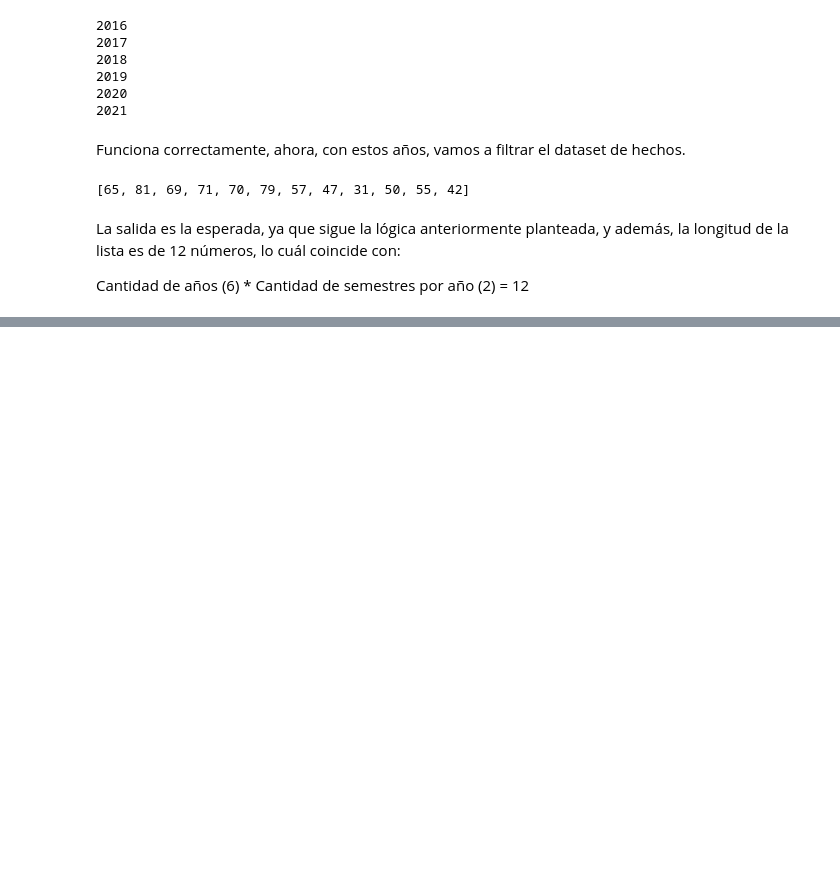
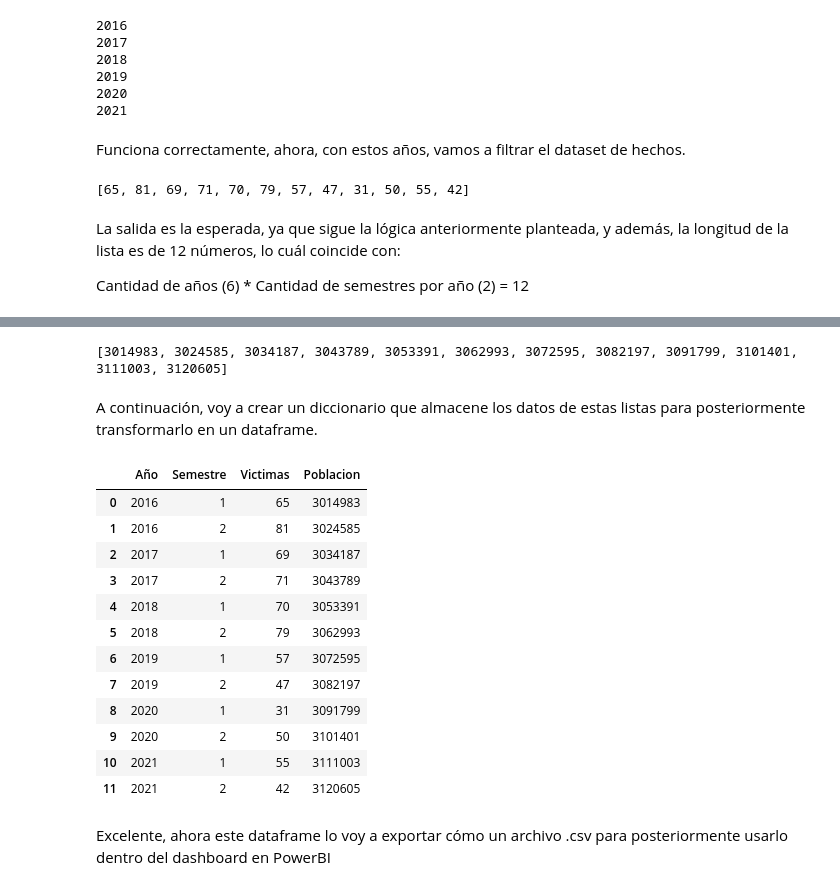
Before and after one commit to Tagliaferro22/siniestros-viales, a Jupyter notebook: KPI/KPI_1.ipynb, the cells around one changed output, grey strips where cells are left out. Saved outputs shown, nothing was run; the diff lists cells and outputs as text; code cells hidden in the pictures; blank space fills up the shorter version.

Commit message:
Desarrollo tabla primer KPI

```diff
--- a/KPI/KPI_1.ipynb
+++ b/KPI/KPI_1.ipynb
@@ -158,0 +179,4 @@ Cantidad de años (6) * Cantidad de semestres por año (2) = 12
+# %%
+# Para conocer, en promedio, y de forma muy aproximada (es importante aclarar esto, porque el calculo que estoy haciendo es líneal, mientras que la gráfica del crecimiento poblacional no tiene una forma lineal) cuánto creció la población por semestre, divido entre dos y me quedo sólo con la parte entera.
+crecimiento_semestral_promedio = crecimiento_anual_promedio // 2
+print(f"El crecimiento poblacional promedio por semestre fue de {crecimiento_semestral_promedio} habitantes")
@@ -158,0 +187,3 @@ Cantidad de años (6) * Cantidad de semestres por año (2) = 12
+# %%
+poblacion_caba_2016 = poblacion_caba_2010 + (crecimiento_anual_promedio * 6)
+print(f"La población de CABA al inicio de 2016 era de {poblacion_caba_2016} habitantes")
@@ -158,0 +194,10 @@ Cantidad de años (6) * Cantidad de semestres por año (2) = 12
+# %%
+# Creo una lista que va a almacenar las poblaciones, originalmente sólo va a tener la poblacion de CABA al inicio de 2016 previamente determinada
+lista_con_poblaciones = [poblacion_caba_2016]
+for semestre in range(12): # En cada una de las 6 iteraciones:
+    poblacion_primer_semestre = lista_con_poblaciones[-1] + crecimiento_semestral_promedio # Se calcula la población del primer semestre
+    lista_con_poblaciones.append(poblacion_primer_semestre) # Se agrega a la lista
+    # Se repite lo mismo con el segundo semestre
+    poblacion_segundo_semestre = lista_con_poblaciones[-1] + crecimiento_semestral_promedio
+
+lista_con_poblaciones
@@ -158,0 +218,34 @@ Cantidad de años (6) * Cantidad de semestres por año (2) = 12
+# %%
+# Ahora lo que voy a hacer es eliminar el primer elemento de la lista.
+lista_con_poblaciones.pop(0)
+print(lista_con_poblaciones)
+# %% [output]
+[3014983, 3024585, 3034187, 3043789, 3053391, 3062993, 3072595, 3082197, 3091799, 3101401, 3111003, 3120605]
+# %% [markdown]
+A continuación, voy a crear un diccionario que almacene los datos de estas listas para posteriormente transformarlo en un dataframe.
+# %%
+año_semestre_homicidios_poblacion = {
+    'Año': [2016, 2016, 2017, 2017, 2018, 2018, 2019, 2019, 2020, 2020, 2021, 2021],
+    'Semestre': [1, 2, 1, 2, 1, 2, 1, 2, 1, 2, 1, 2],
+    'Victimas':cantidad_victimas_por_semestre,
+    'Poblacion':lista_con_poblaciones
+}
+# Creamos el dataframe a partir del diccionario y lo mostramos en pantalla
+KPI_1 = pd.DataFrame(año_semestre_homicidios_poblacion)
+KPI_1
+# %% [output]
+|  | Año | Semestre | Victimas | Poblacion |
+| 0 | 2016 | 1 | 65 | 3014983 |
+| 1 | 2016 | 2 | 81 | 3024585 |
+| 2 | 2017 | 1 | 69 | 3034187 |
+| 3 | 2017 | 2 | 71 | 3043789 |
+| 4 | 2018 | 1 | 70 | 3053391 |
+| 5 | 2018 | 2 | 79 | 3062993 |
+| 6 | 2019 | 1 | 57 | 3072595 |
+| 7 | 2019 | 2 | 47 | 3082197 |
+| 8 | 2020 | 1 | 31 | 3091799 |
+| 9 | 2020 | 2 | 50 | 3101401 |
+| 10 | 2021 | 1 | 55 | 3111003 |
+| 11 | 2021 | 2 | 42 | 3120605 |
+# %% [markdown]
+Excelente, ahora este dataframe lo voy a exportar cómo un archivo .csv para posteriormente usarlo dentro del dashboard en PowerBI
```
Also changed, not shown: parts of 11 cells of this notebook, 1 other file.
